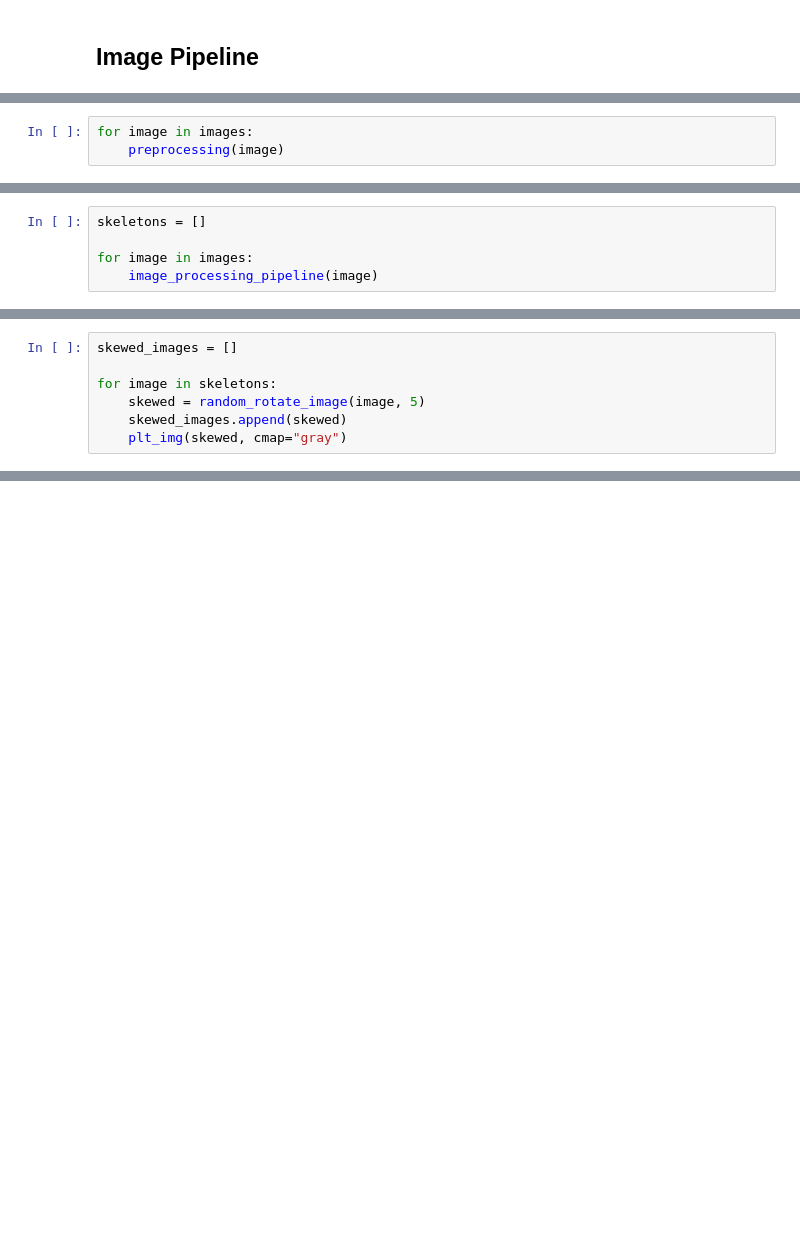
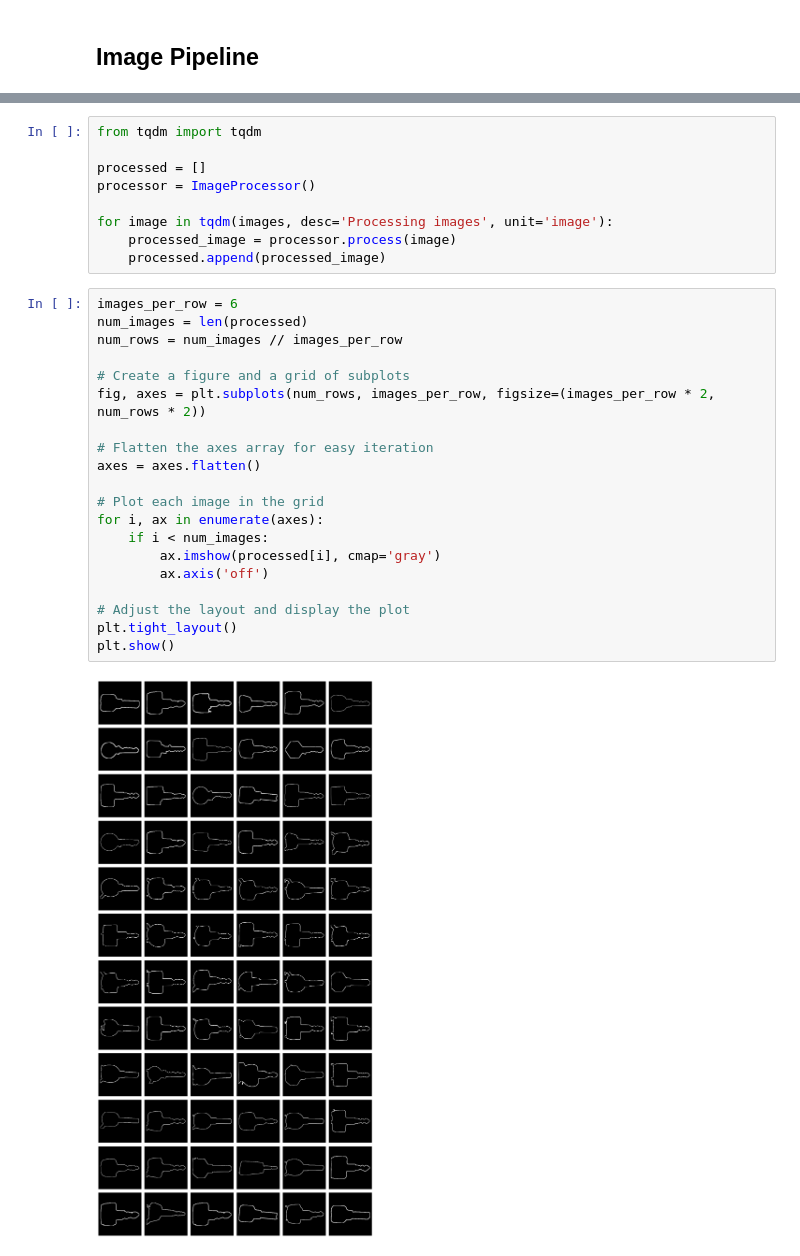
Before and after one commit to FaizanAli-io/Kaggle-Notebooks, a Jupyter notebook: rotation-fix.ipynb, the cells around one changed output, grey strips where cells are left out. Cells and saved outputs as stored; diff of their text form; blank space fills up the shorter version.

```diff
--- a/rotation-fix.ipynb
+++ b/rotation-fix.ipynb
@@ -377,3 +39,0 @@ for filepath in filepaths:
-# %%
-for image in images:
-    preprocessing(image)
@@ -391,5 +39,0 @@ for image in images:
-# %%
-skeletons = []
-
-for image in images:
-    image_processing_pipeline(image)
@@ -496,7 +39,0 @@ def random_rotate_image(image, rand_range):
-# %%
-skewed_images = []
-
-for image in skeletons:
-    skewed = random_rotate_image(image, 5)
-    skewed_images.append(skewed)
-    plt_img(skewed, cmap="gray")
@@ -568,0 +137,31 @@ plot_SIFT_score(skeletons, indexes)
+# %%
+from tqdm import tqdm
+
+processed = []
+processor = ImageProcessor()
+
+for image in tqdm(images, desc='Processing images', unit='image'):
+    processed_image = processor.process(image)
+    processed.append(processed_image)
+# %%
+images_per_row = 6
+num_images = len(processed)
+num_rows = num_images // images_per_row
+
+# Create a figure and a grid of subplots
+fig, axes = plt.subplots(num_rows, images_per_row, figsize=(images_per_row * 2, num_rows * 2))
+
+# Flatten the axes array for easy iteration
+axes = axes.flatten()
+
+# Plot each image in the grid
+for i, ax in enumerate(axes):
+    if i < num_images:
+        ax.imshow(processed[i], cmap='gray')
+        ax.axis('off')
+
+# Adjust the layout and display the plot
+plt.tight_layout()
+plt.show()
+# %% [output]
+[figure, added]
```
Also changed, not shown: parts of 19 cells of this notebook.
